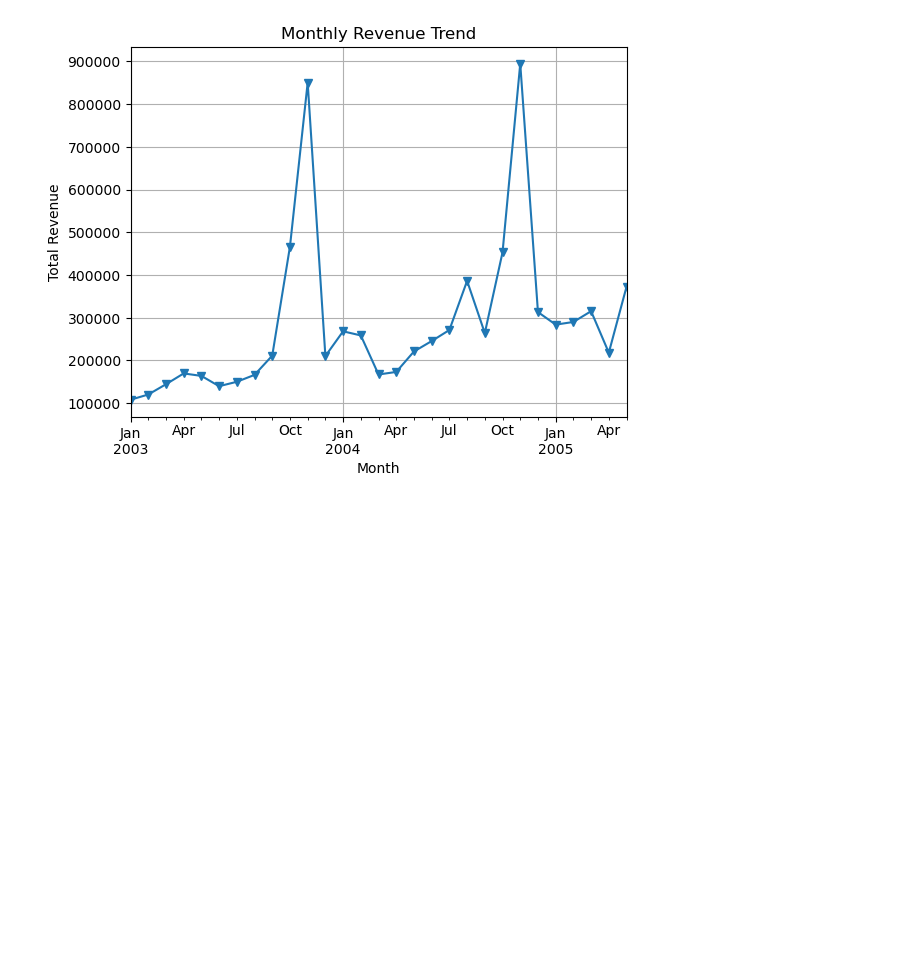
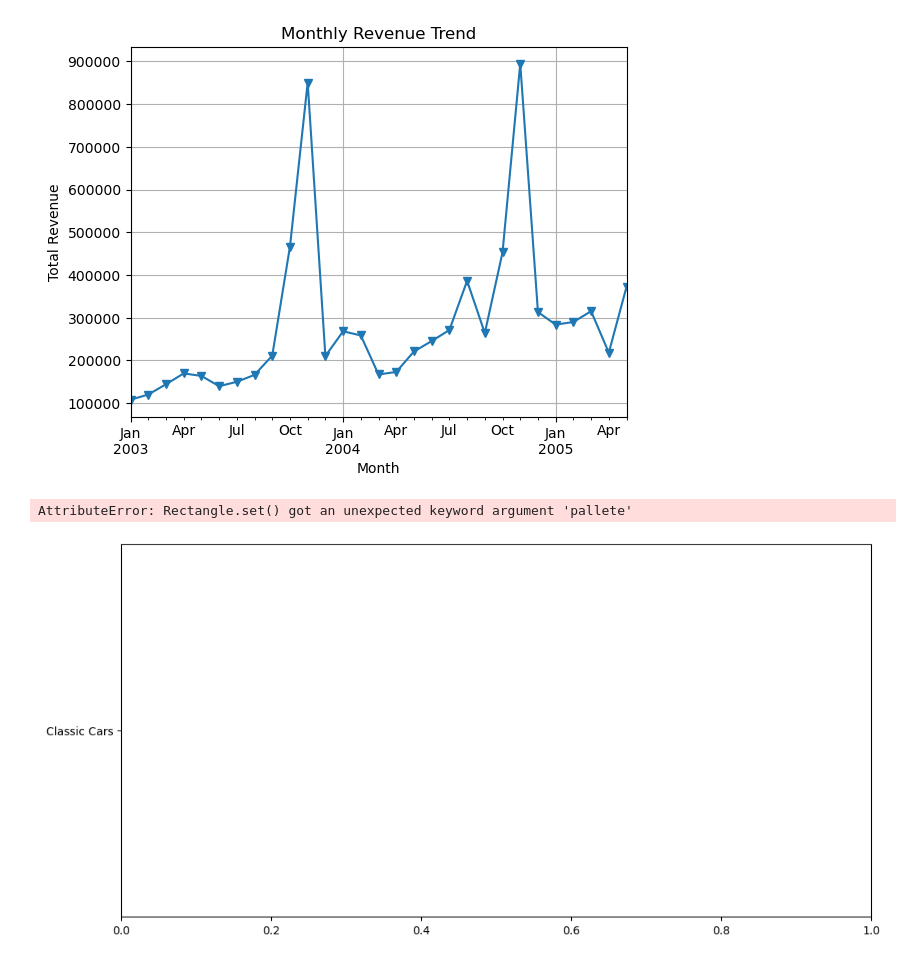
Before and after one commit to Sagar-S-R/SalesDataAnalysis, a Jupyter notebook: salesDataVizualization.ipynb, the cells around one changed output. Saved outputs shown, nothing was run; the diff lists cells and outputs as text; code cells hidden in the pictures; blank space fills up the shorter version.

Commit message:
top products added

```diff
--- a/salesDataVizualization.ipynb
+++ b/salesDataVizualization.ipynb
@@ -55,3 +55,10 @@ plt.grid()
 plt.show()
 # %% [output]
 [figure]
+# %%
+plt.figure(figsize=(12,6))
+top_products = df.groupby('PRODUCTLINE')['Total Revenue'].sum().nlargest(10)
+sns.barplot(x=top_products.values, y=top_products.index, pallete="coolwarm")
+# %% [output]
+AttributeError: Rectangle.set() got an unexpected keyword argument 'pallete'
+[figure, added]
```
Also changed, not shown: parts of 1 cell of this notebook.
